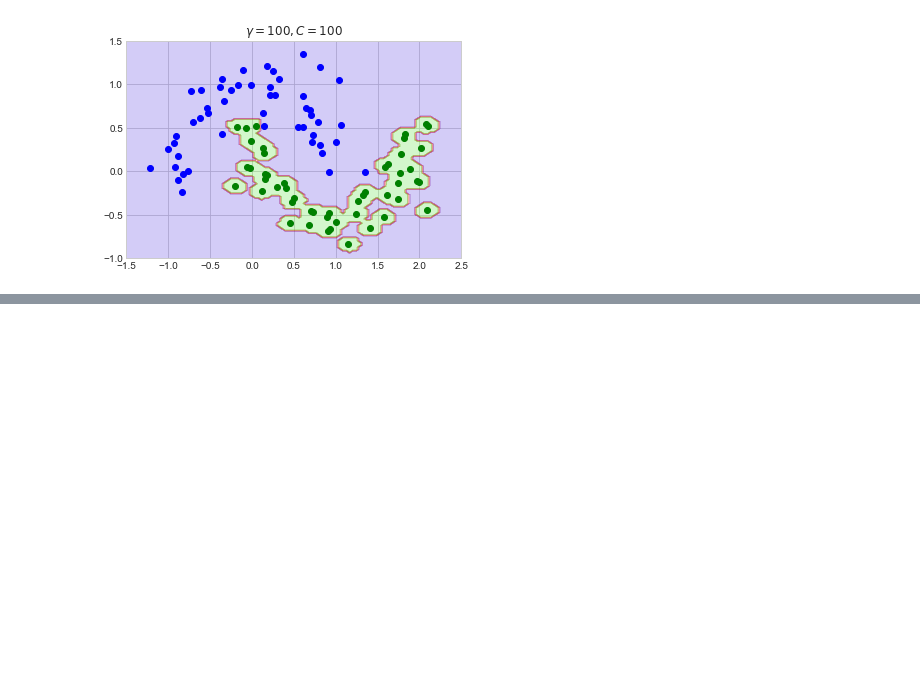
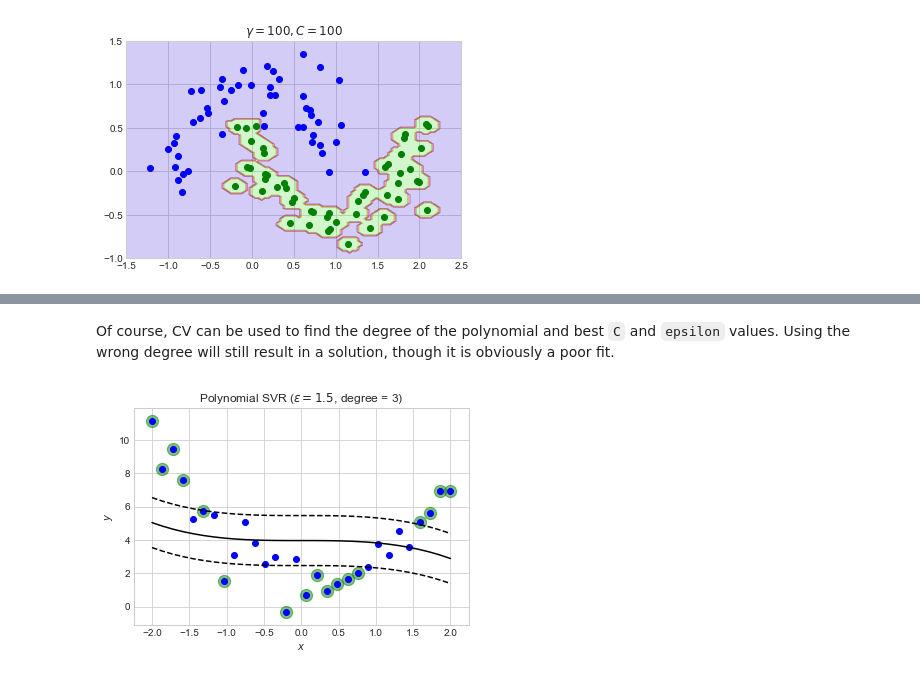
Before and after one commit to jhrcook/100DaysOfPython, a Jupyter notebook: HandsOnMachineLearningWithScikitLearnAndTensorFlow/homl_ch05.ipynb, the cells around one changed output, grey strips where cells are left out. Cells and saved outputs as stored; diff of their text form; code cells hidden in the pictures; blank space fills up the shorter version.

```diff
--- a/HandsOnMachineLearningWithScikitLearnAndTensorFlow/homl_ch05.ipynb
+++ b/HandsOnMachineLearningWithScikitLearnAndTensorFlow/homl_ch05.ipynb
@@ -482,0 +560,12 @@ plt.show()
+# %% [markdown]
+Of course, CV can be used to find the degree of the polynomial and best `C` and `epsilon` values.
+Using the wrong degree will still result in a solution, though it is obviously a poor fit.
+# %%
+svr = SVR(kernel='poly', degree=3, C=100, epsilon=1.5, gamma='scale')
+svr.fit(x.reshape(-1, 1), y)
+
+plot_svm_linear_regression(svr, x, y)
+plt.title(f'Polynomial SVR ($\epsilon = {ep}$, degree = 3)')
+plt.show()
+# %% [output]
+[figure, added]
```
Also changed, not shown: parts of 7 cells of this notebook, 6 other files.
